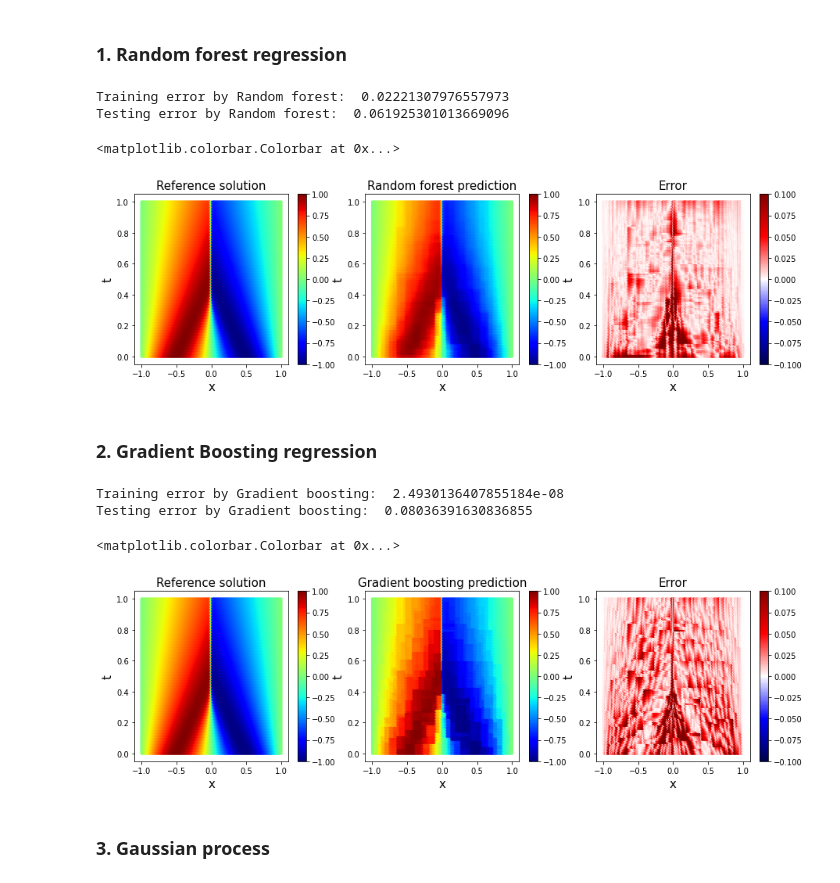
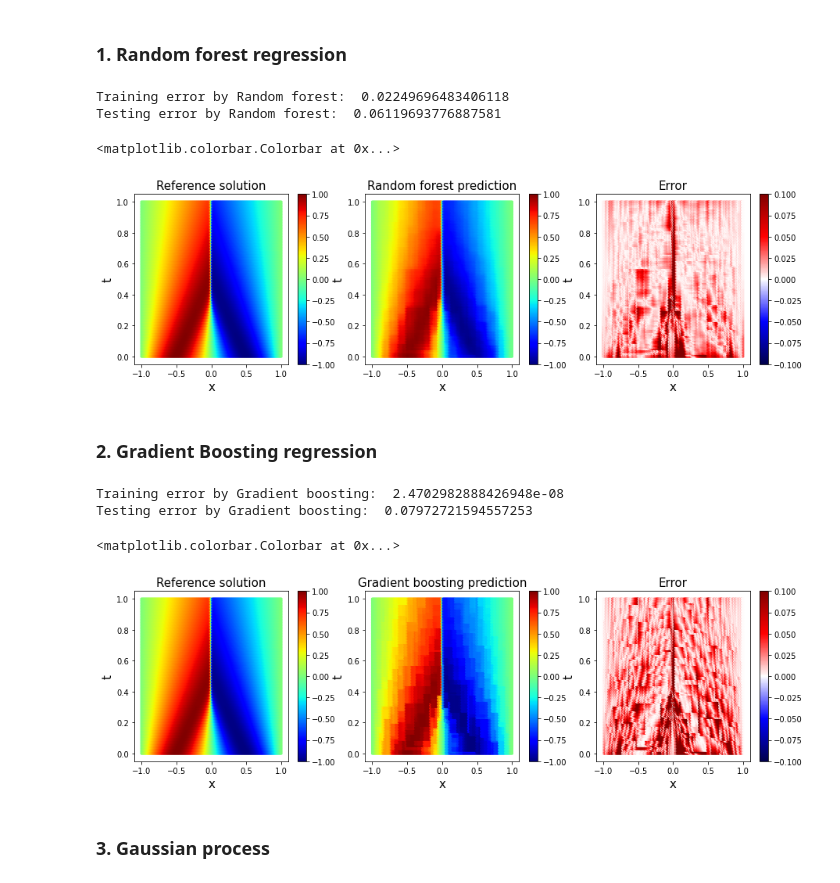
Before and after one commit to nguyenkhoa0209/pinns_tutorial, a Jupyter notebook: part1_data_driven_ml.ipynb, the cells around one changed output. Saved outputs shown, nothing was run; the diff lists cells and outputs as text; code cells hidden in the pictures.

```diff
--- a/part1_data_driven_ml.ipynb
+++ b/part1_data_driven_ml.ipynb
@@ -105,37 +105,37 @@ from sklearn import tree
 from sklearn.ensemble import RandomForestRegressor
 from sklearn.metrics import mean_squared_error
 
-RF = RandomForestRegressor(max_depth=None, random_state=0,max_features="auto",n_estimators=100)
+RF = RandomForestRegressor(max_depth=None, random_state=0,max_features=None,n_estimators=100)
 RFfit=RF.fit(X_data, np.ravel(u_data))
 
 u_data_pred_RF = RFfit.predict(X_data)
 u_star_pred_RF = RFfit.predict(X_star)
 
 print("Training error by Random forest: ", np.linalg.norm(u_data_pred_RF.flatten() - u_data.flatten())/np.linalg.norm(u_data.flatten()))
 print("Testing error by Random forest: ", np.linalg.norm(u_star_pred_RF.flatten() - u_star.flatten())/np.linalg.norm(u_star.flatten()))
 
 fig = plt.figure(figsize=[15,4])
 axes = fig.subplots(1,3, sharex=False, sharey=False)
 img1 = axes[0].scatter(X_star[:, 0:1], X_star[:, 1:2], c=u_star, cmap='jet', vmax=1, vmin=-1, s=5)
 axes[0].set_title('Reference solution', fontsize=15)
 axes[0].set_xlabel('x', fontsize=15)
 axes[0].set_ylabel('t', fontsize=15)
 plt.colorbar(img1, ax=axes[0])
 img2 = axes[1].scatter(X_star[:, 0:1], X_star[:, 1:2], c=u_star_pred_RF, cmap='jet', vmax=1, vmin=-1, s=5)
 axes[1].set_title('Random forest prediction', fontsize=15)
 axes[1].set_xlabel('x', fontsize=15)
 axes[1].set_ylabel('t', fontsize=15)
 plt.colorbar(img2, ax=axes[1])
 img3 = axes[2].scatter(X_star[:, 0:1], X_star[:, 1:2], c=np.abs(u_star.flatten()-u_star_pred_RF.flatten()), cmap='seismic', vmax=0.1, vmin=-0.1, s=5)
 axes[2].set_title('Error', fontsize=15)
 axes[2].set_xlabel('x', fontsize=15)
 axes[2].set_ylabel('t', fontsize=15)
 plt.colorbar(img3, ax=axes[2])
 # %% [output]
-Training error by Random forest:  0.02221307976557973
-Testing error by Random forest:  0.061925301013669096
+Training error by Random forest:  0.02249696483406118
+Testing error by Random forest:  0.06119693776887581
 <matplotlib.colorbar.Colorbar at 0x...>
-[figure, old version]
+[figure, new version]
 # %% [markdown]
 ### 2. Gradient Boosting regression
 # %%
@@ -143,7 +143,7 @@ from sklearn.datasets import make_regression
 from sklearn.ensemble import GradientBoostingRegressor
 from sklearn.model_selection import train_test_split
 
-GB = GradientBoostingRegressor(max_depth=None, random_state=0,max_features="auto",n_estimators=200)
+GB = GradientBoostingRegressor(max_depth=None, random_state=0,max_features=None,n_estimators=200)
 GBfit=GB.fit(X_data, np.ravel(u_data))
 GradientBoostingRegressor(random_state=0)
 
@@ -171,10 +171,10 @@ axes[2].set_xlabel('x', fontsize=15)
 axes[2].set_ylabel('t', fontsize=15)
 plt.colorbar(img3, ax=axes[2])
 # %% [output]
-Training error by Gradient boosting:  2.4930136407855184e-08
-Testing error by Gradient boosting:  0.08036391630836855
+Training error by Gradient boosting:  2.4702982888426948e-08
+Testing error by Gradient boosting:  0.07972721594557253
 <matplotlib.colorbar.Colorbar at 0x...>
-[figure, old version]
+[figure, new version]
 # %% [markdown]
 ### 3. Gaussian process
 # %%
```
Also changed, not shown: parts of 1 cell of this notebook.
